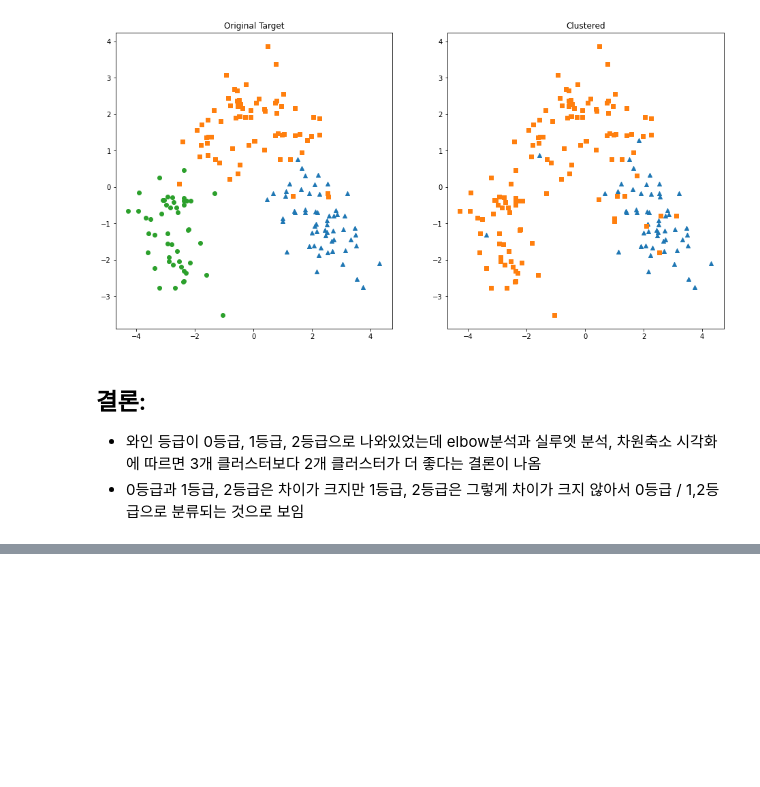
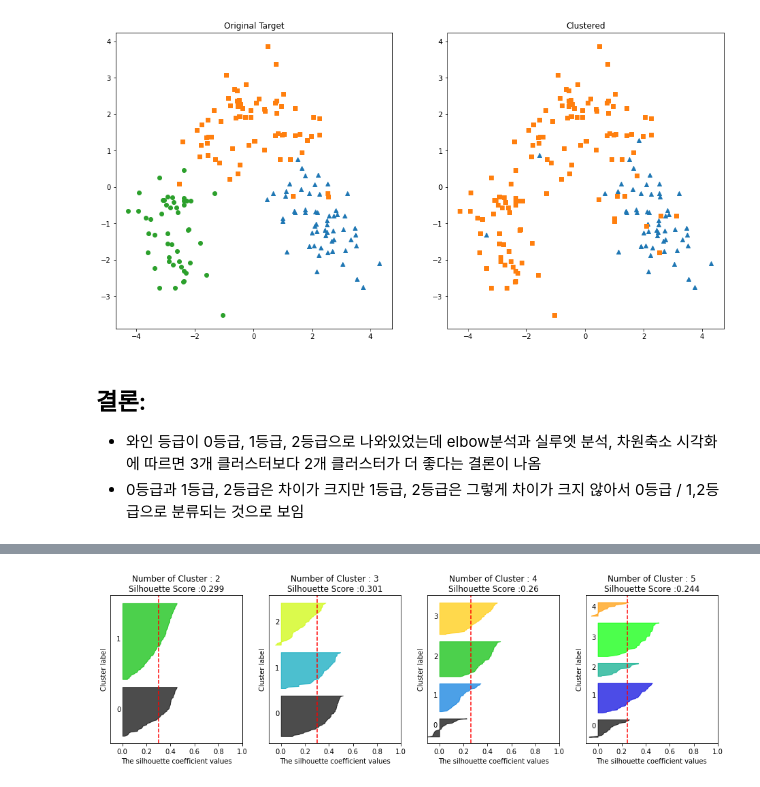
Before and after one commit to beegramin9/MachineLearning, a Jupyter notebook: 6_군집화/3_와인군집화.ipynb, the cells around one changed output, grey strips where cells are left out. Saved outputs shown, nothing was run; the diff lists cells and outputs as text; code cells hidden in the pictures; blank space fills up the shorter version.

```diff
--- a/6_군집화/3_와인군집화.ipynb
+++ b/6_군집화/3_와인군집화.ipynb
@@ -191,0 +214,5 @@ plt.show()
+# %%
+# 정규화하면 실루엣 계수도 cluster = 3일때 최고
+visualize_silhouette([2,3,4,5], wine_scaled_data)
+# %% [output]
+[figure, added]
```
Also changed, not shown: parts of 7 cells of this notebook, 1 other file.
